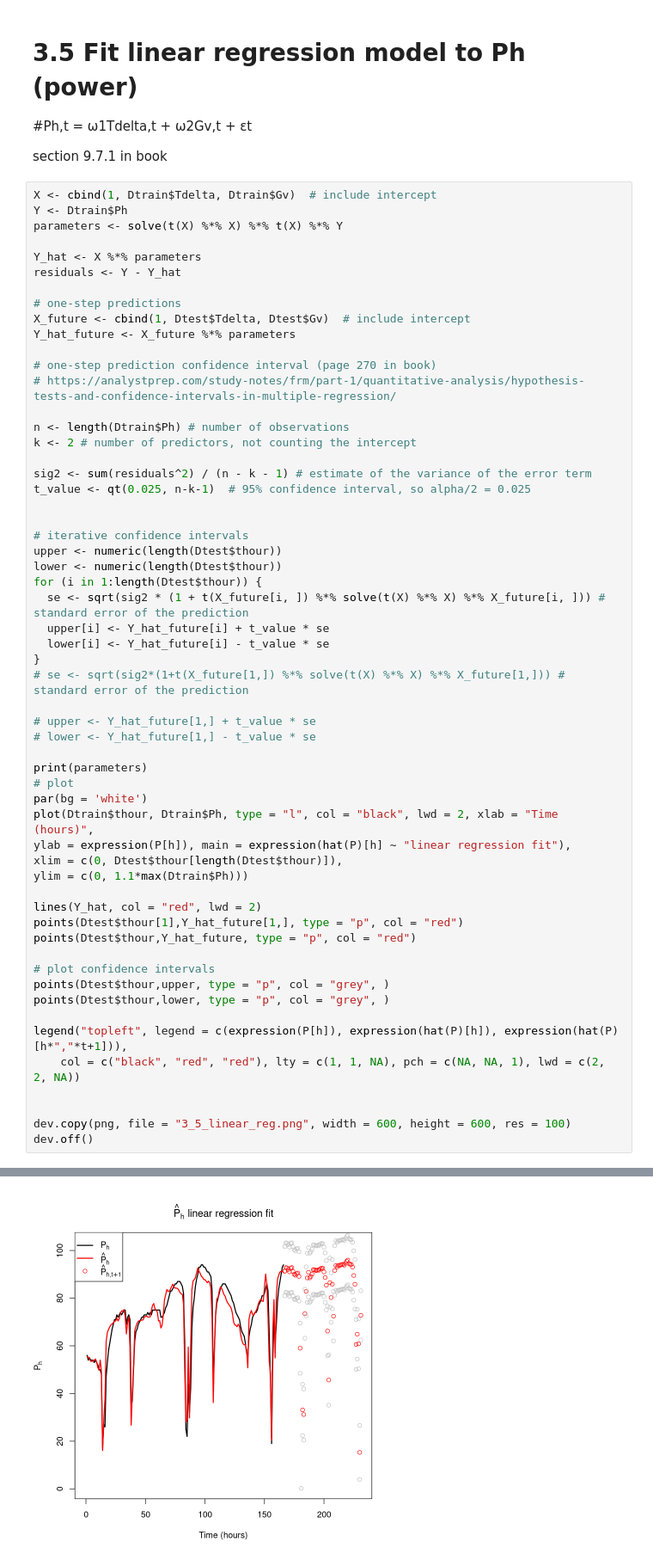
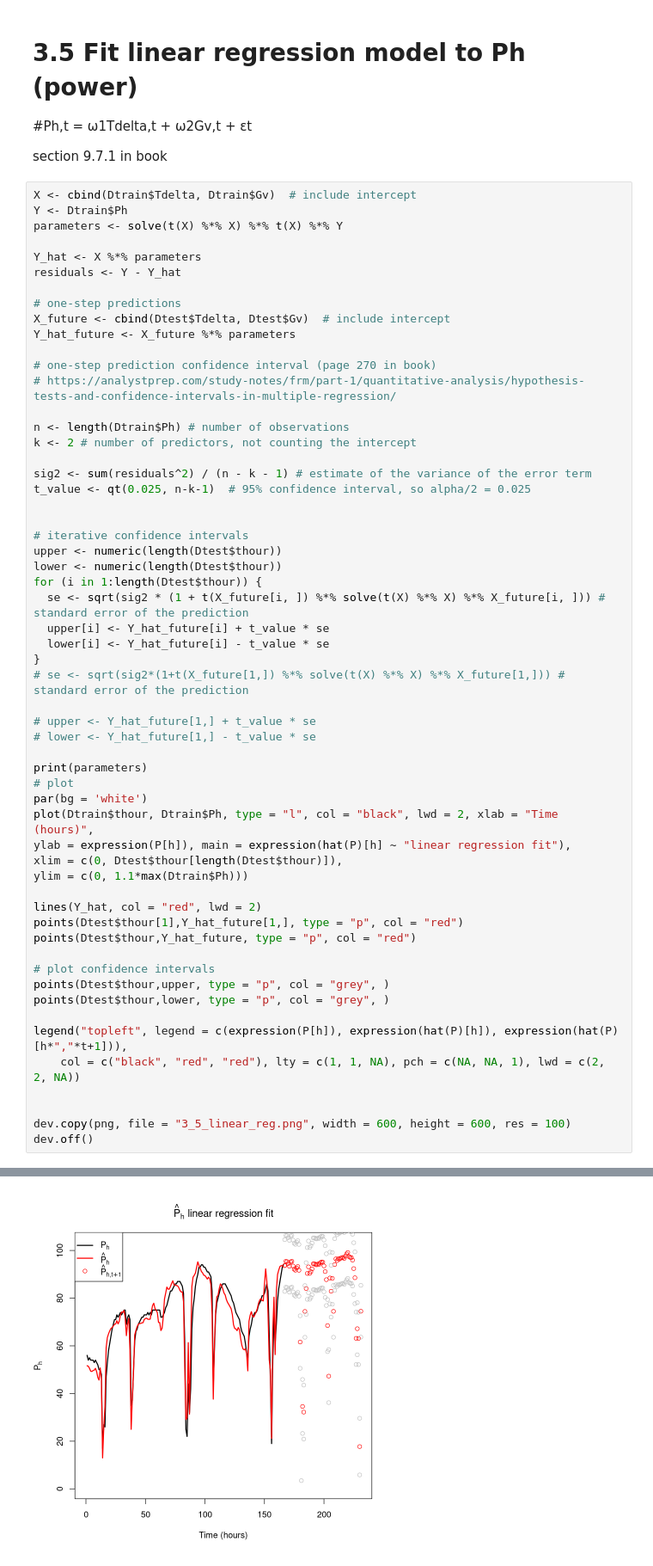
Before and after one commit to mathilderask/TimeSeriesAnalysis, a Jupyter notebook: Assig3/opg_3_oia copy.ipynb, the cells around one changed output, grey strips where cells are left out. Shown: that part at 86% size. Drawn from its saved outputs; the diff is of its cells as text.

```diff
--- a/Assig3/opg_3_oia copy.ipynb
+++ b/Assig3/opg_3_oia copy.ipynb
@@ -221,7 +221,7 @@ pdf
 
 section 9.7.1 in book
 # %%
-X <- cbind(1, Dtrain$Tdelta, Dtrain$Gv)  # include intercept
+X <- cbind(Dtrain$Tdelta, Dtrain$Gv)  # include intercept
 Y <- Dtrain$Ph
 parameters <- solve(t(X) %*% X) %*% t(X) %*% Y
 
@@ -229,7 +229,7 @@ Y_hat <- X %*% parameters
 residuals <- Y - Y_hat
 
 # one-step predictions
-X_future <- cbind(1, Dtest$Tdelta, Dtest$Gv)  # include intercept
+X_future <- cbind(Dtest$Tdelta, Dtest$Gv)  # include intercept
 Y_hat_future <- X_future %*% parameters
 
 # one-step prediction confidence interval (page 270 in book)
@@ -287,6 +286,6 @@ png
 pdf
   2
-[figure, old version]
+[figure, new version]
 # %%
 # residuals with vertical lines to the points
 par(bg = 'white')
```
Also changed, not shown: parts of 5 cells of this notebook, 2 other files.
